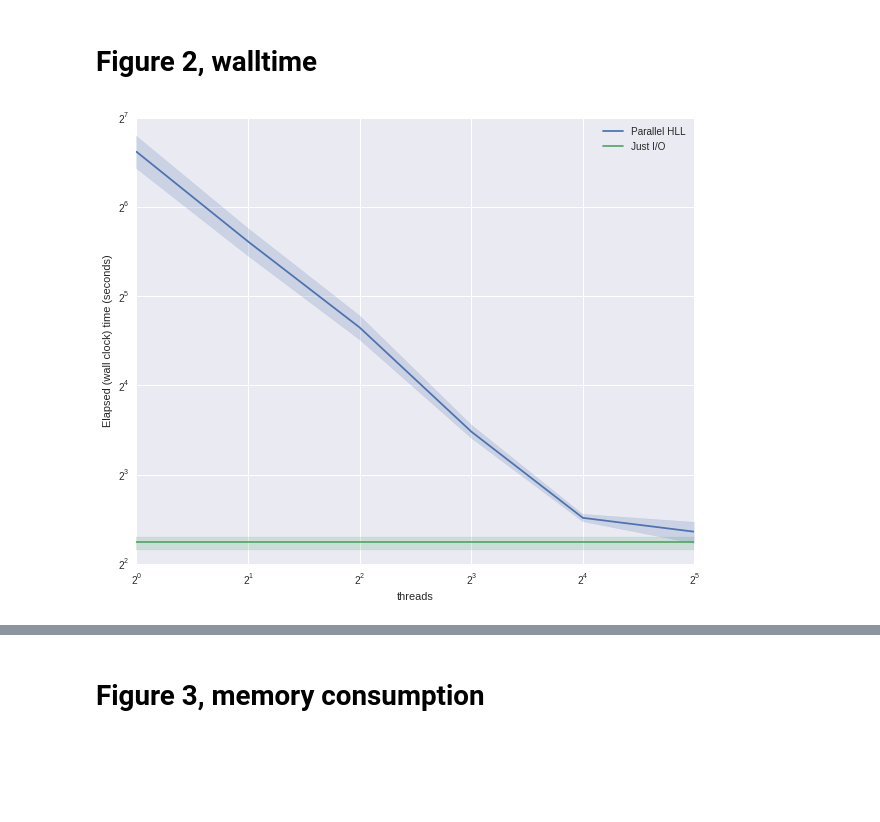
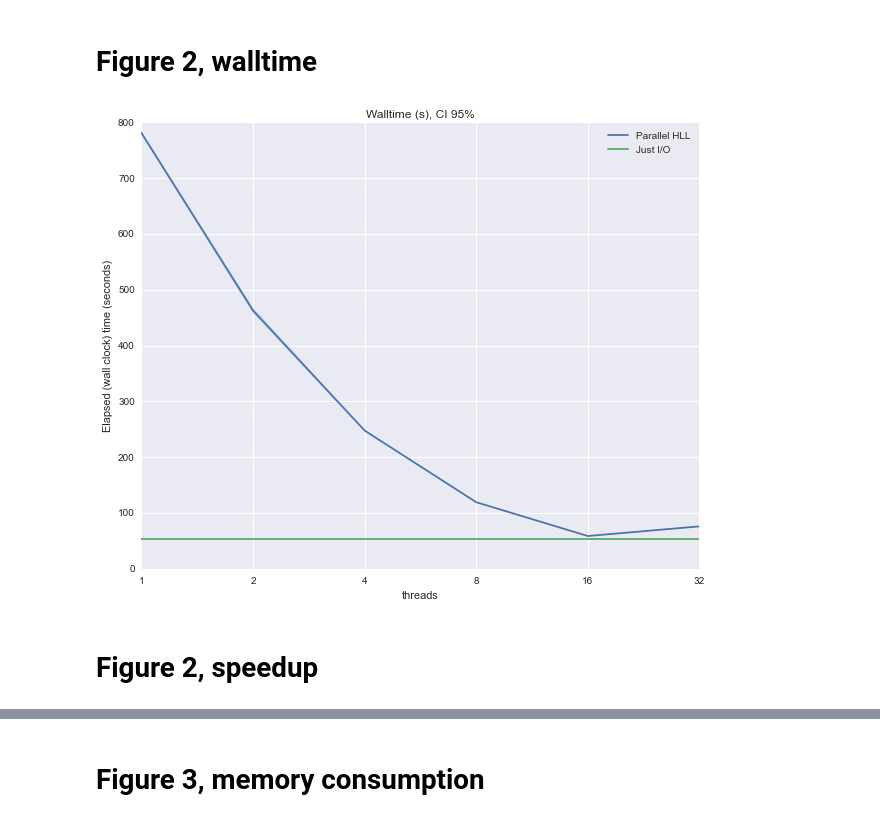
Before and after one commit to luizirber/2014-hll-counter, a Jupyter notebook: notebooks/Figures.ipynb, the cells around one changed output, grey strips where cells are left out. Saved outputs shown, nothing was run; the diff lists cells and outputs as text; code cells hidden in the pictures; blank space fills up the shorter version.

```diff
--- a/notebooks/Figures.ipynb
+++ b/notebooks/Figures.ipynb
@@ -8,13 +10,13 @@ import seaborn as sns
 # Figure 2, walltime
 # %%
 %run ../scripts/bench_to_csv.py
+THREADS = [1, 2, 4, 8, 16, 32]
 # %%
-summary_io = parse_exp('just-io', range(1, 31), dir='../benchmarks')
-summary_hll = parse_exp('unique-kmers', range(1, 31), threads=[1, 2, 4, 8, 16, 32], dir='../benchmarks')
+summary_io = parse_exp('just-io', range(1, 10), dir='../benchmarks')
+summary_hll = parse_exp('unique-kmers', range(1, 10), threads=THREADS, dir='../benchmarks')
 # %%
-threads = [1, 2, 4, 8, 16, 32]
 constant_line_walltime = None
-for t in threads:
+for t in THREADS:
     df = summary_io[['replicate', 'Elapsed (wall clock) time (seconds)', 'threads']].copy()
     df['threads'] = t
     df['condition'] = 'Just I/O'
@@ -28,14 +30,25 @@ plot_hll['condition'] = 'Parallel HLL'
 
 plot_data = plot_hll.append(constant_line_walltime, ignore_index=True)
 # %%
+majorFormatter = FormatStrFormatter('%d')
+
 fig = plt.figure(figsize=(10, 8))
 ax = fig.gca()
-sns.tsplot(plot_data, ax=ax, ci=95, err_style='ci_band', #err_style="unit_traces",
+sns.tsplot(plot_data, ax=ax, ci=95,
+           err_style='ci_band',
+           #err_style="unit_traces",
            time="threads", unit='replicate', condition='condition',
            value="Elapsed (wall clock) time (seconds)")
 ax.set_xscale("log", basex=2)
-ax.set_yscale("log", basey=2)
+ax.xaxis.set_major_formatter(majorFormatter)
+
+#ax.set_yscale("log", basey=2)
+#ax.yaxis.set_major_formatter(majorFormatter)
+
 ax.legend(loc='best')
+ax.set_title("Walltime (s), CI 95%")
 fig.savefig('../manuscript/figures/io_bound.png')
 # %% [output]
-[figure, old version]
+[figure, new version]
+# %% [markdown]
+# Figure 2, speedup
```
Also changed, not shown: parts of 10 cells of this notebook.
